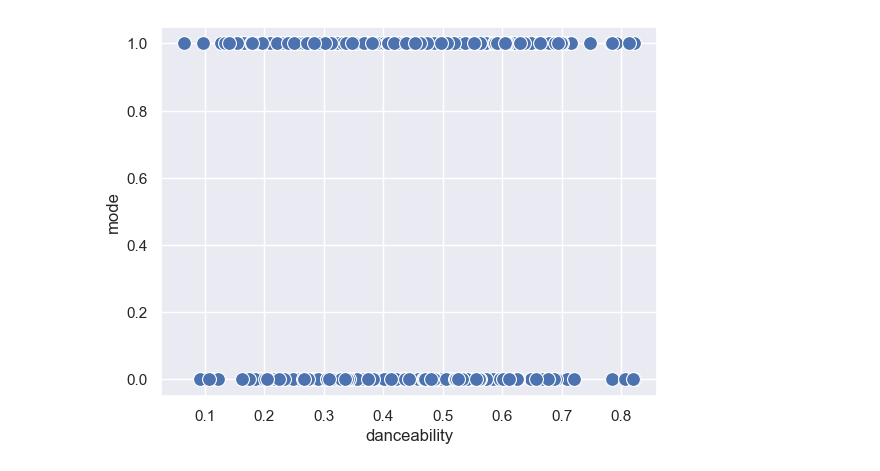
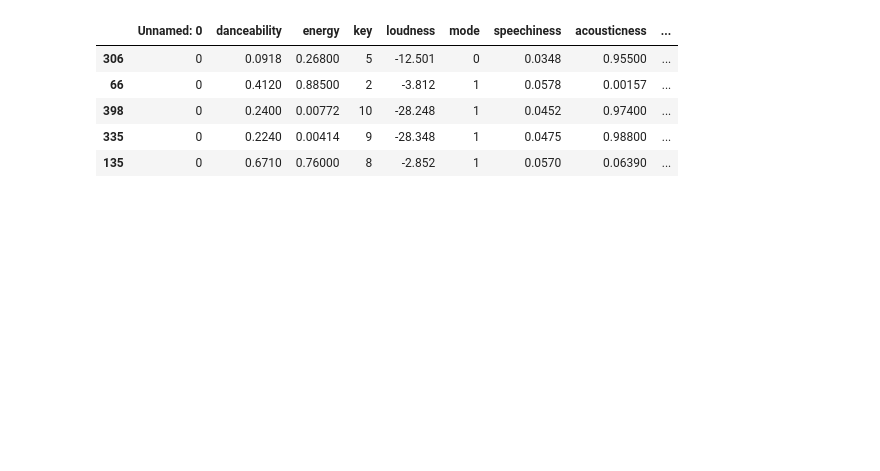
Before and after one commit to hashir-00/project-You-Anime, a Jupyter notebook: Ml model/clustering_songs.ipynb, the cells around one changed output. Cells and saved outputs as stored; diff of their text form; code cells hidden in the pictures; blank space fills up the shorter version.

```diff
--- a/Ml model/clustering_songs.ipynb
+++ b/Ml model/clustering_songs.ipynb
@@ -289,7 +0,0 @@ ax=sns.scatterplot(data=customers,
-# %%
-ax=sns.scatterplot(data=customers,
-              x= 'danceability',
-              y= 'mode',
-              s=100)
-# %% [output]
-[figure, removed]
@@ -295,0 +9,10 @@ ax=sns.scatterplot(data=customers,
+# %%
+df = pd.read_csv("anime_songs.csv")
+df.sample(5)
+# %% [output]
+|  | Unnamed: 0 | danceability | energy | key | loudness | mode | speechiness | acousticness | ... |
+| 306 | 0 | 0.0918 | 0.26800 | 5 | -12.501 | 0 | 0.0348 | 0.95500 | ... |
+| 66 | 0 | 0.4120 | 0.88500 | 2 | -3.812 | 1 | 0.0578 | 0.00157 | ... |
+| 398 | 0 | 0.2400 | 0.00772 | 10 | -28.248 | 1 | 0.0452 | 0.97400 | ... |
+| 335 | 0 | 0.2240 | 0.00414 | 9 | -28.348 | 1 | 0.0475 | 0.98800 | ... |
+| 135 | 0 | 0.6710 | 0.76000 | 8 | -2.852 | 1 | 0.0570 | 0.06390 | ... |
```
Also changed, not shown: parts of 71 cells of this notebook.
